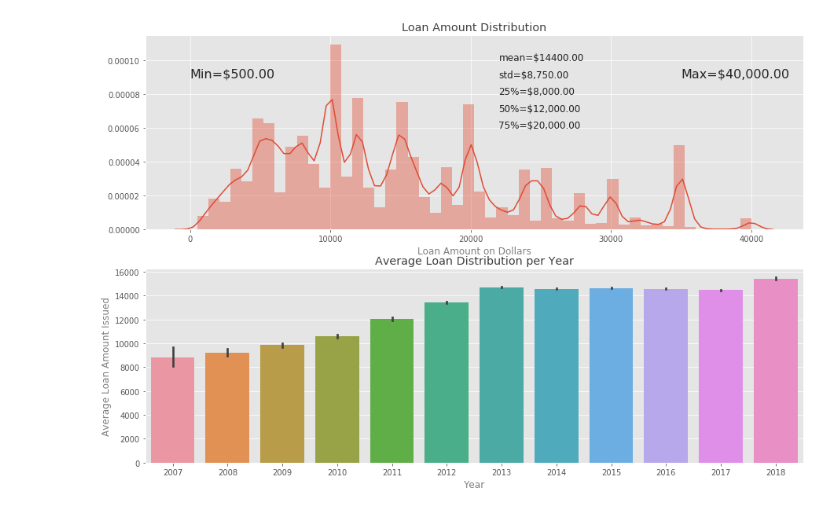
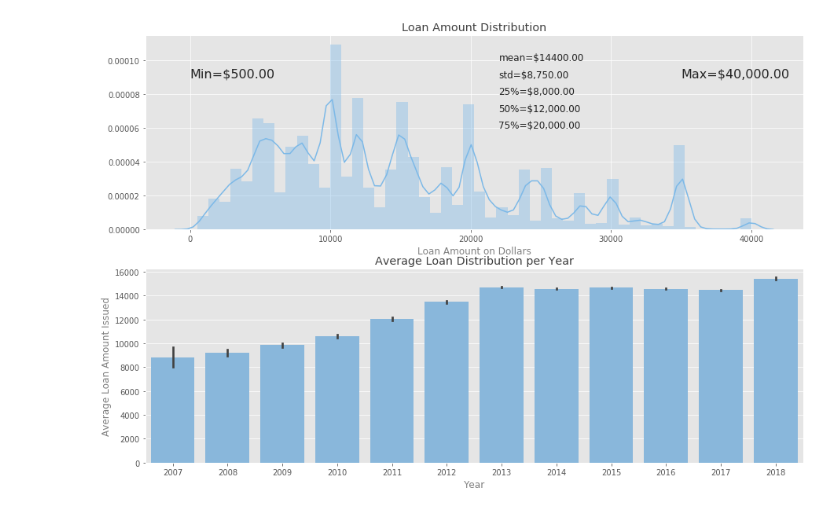
Before and after one commit to sanatanonline/pynb-codes, a Jupyter notebook: src/lending club/02 Data Visualization and Inferences - ggplot.ipynb, the cells around one changed output. Saved outputs shown, nothing was run; the diff lists cells and outputs as text; code cells hidden in the pictures.

```diff
--- a/src/lending club/02 Data Visualization and Inferences - ggplot.ipynb
+++ b/src/lending club/02 Data Visualization and Inferences - ggplot.ipynb
@@ -26,30 +30,30 @@ loan_data['earliest_cr_line'] = pd.to_datetime(loan_data['earliest_cr_line'])
 # %%
 '''Loan Amount Distribution'''
 fig, ax = plt.subplots(2, 1, sharex=True, sharey=True, figsize=(15, 10))
 
 
 plt.subplot(2, 1, 1)
-sns.distplot(loan_data['loan_amnt'])
+sns.distplot(loan_data['loan_amnt'], color="#7CB9E8")
 
 plt.xlabel("Loan Amount on Dollars", alpha = 0.75)
 plt.title("Loan Amount Distribution", alpha = 0.75)
 plt.text(x=-5, y=0.00009, s='Min=$500.00', fontsize=16, alpha=0.85)
 plt.text(x=35000, y=0.00009, s='Max=$40,000.00', fontsize=16, alpha=0.85)
 
 plt.text(x=22000, y=0.00010, s='mean=$14400.00', fontsize=12, alpha=0.85)
 plt.text(x=22000, y=0.00009, s='std=$8,750.00', fontsize=12, alpha=0.85)
 plt.text(x=22000, y=0.00008, s='25%=$8,000.00', fontsize=12, alpha=0.85)
 plt.text(x=22000, y=0.00007, s='50%=$12,000.00', fontsize=12, alpha=0.85)
 plt.text(x=22000, y=0.00006, s='75%=$20,000.00', fontsize=12, alpha=0.85)
 
 plt.subplot(2, 1, 2)
-sns.barplot(loan_data['issue_d'].dt.year, 'loan_amnt', data=loan_data)
+sns.barplot(loan_data['issue_d'].dt.year, 'loan_amnt', data=loan_data, color="#7CB9E8")
 
 plt.title('Average Loan Distribution per Year', alpha = 0.75)
 plt.xlabel('Year', alpha = 0.75)
 plt.ylabel('Average Loan Amount Issued', alpha = 0.75)
 
-plt.savefig('1.png')
+plt.savefig('plots/9.png')
 plt.show()
 # %% [output]
-[figure, old version]
+[figure, new version]
```
Also changed, not shown: parts of 1 cell of this notebook, 19 other files.
